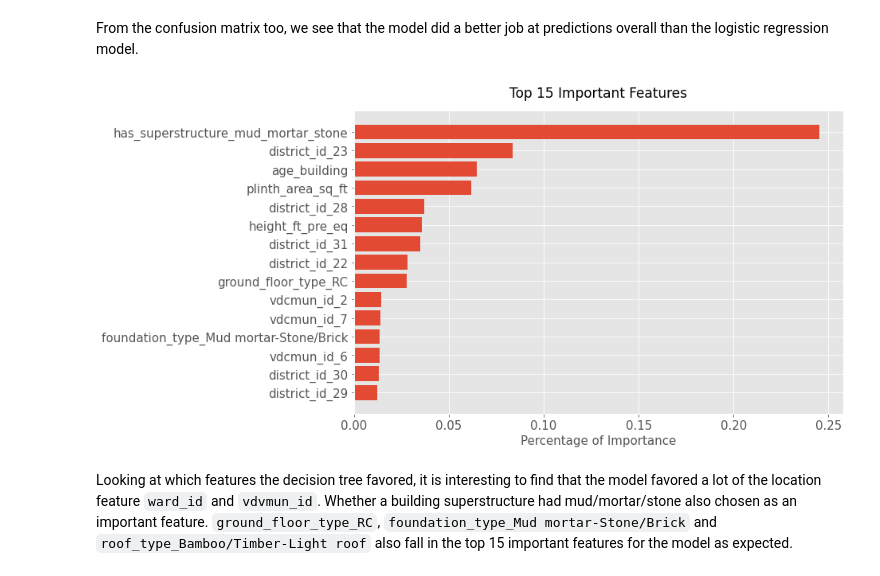
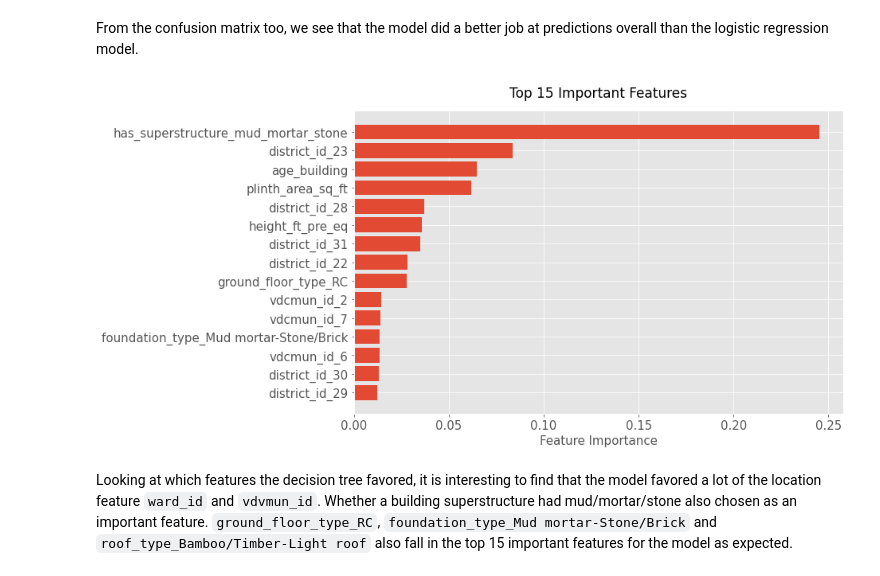
Before and after one commit to Yeshi341/structural_damage_from_earthquake, a Jupyter notebook: predicting_building_damage.ipynb, the cells around one changed output. Drawn from its saved outputs; the diff is of its cells as text; code cells hidden in the pictures.

Commit message:
updated image label

```diff
--- a/predicting_building_damage.ipynb
+++ b/predicting_building_damage.ipynb
@@ -819,26 +819,26 @@ From the confusion matrix too, we see that the model did a better job at predict
 # %%
 feat_imp = pd.DataFrame({'importance':dtc.feature_importances_})
 feat_imp['feature'] = X_train_resampled.columns
 feat_imp.sort_values(by='importance', ascending=False, inplace=True)
 feat_imp = feat_imp.iloc[0:15]
 
 feat_imp.sort_values(by='importance', inplace=True)
 feat_imp = feat_imp.set_index('feature', drop=True)
 
 # Sets up figure , axes and draws bar plot
 fig, ax = plt.subplots(figsize=(11,7))
 ax.barh(feat_imp.index, feat_imp['importance'])
 
 # Formats axis ticks as percentages
 ax.tick_params(axis='both', labelsize=15);
 
 # Set axes labels and title
-ax.set_xlabel('Percentage of Importance', size = 15)
+ax.set_xlabel('Feature Importance', size = 15)
 ax.set_title('Top 15 Important Features', size= 17, pad=17)
 
 fig.savefig('./images/Decision_tree_important_features.png', bbox_inches = "tight")
 # %% [output]
-[figure, old version]
+[figure, new version]
 # %% [markdown]
 Looking at which features the decision tree favored, it is interesting to find that the model favored a lot of the location feature `ward_id` and `vdvmun_id`. Whether a building superstructure had mud/mortar/stone also chosen as an important feature. `ground_floor_type_RC`,  `foundation_type_Mud mortar-Stone/Brick` and `roof_type_Bamboo/Timber-Light roof` also fall in the top 15 important features for the model as expected.
 # %% [markdown]
```
Also changed, not shown: parts of 5 cells of this notebook, 2 other files.
